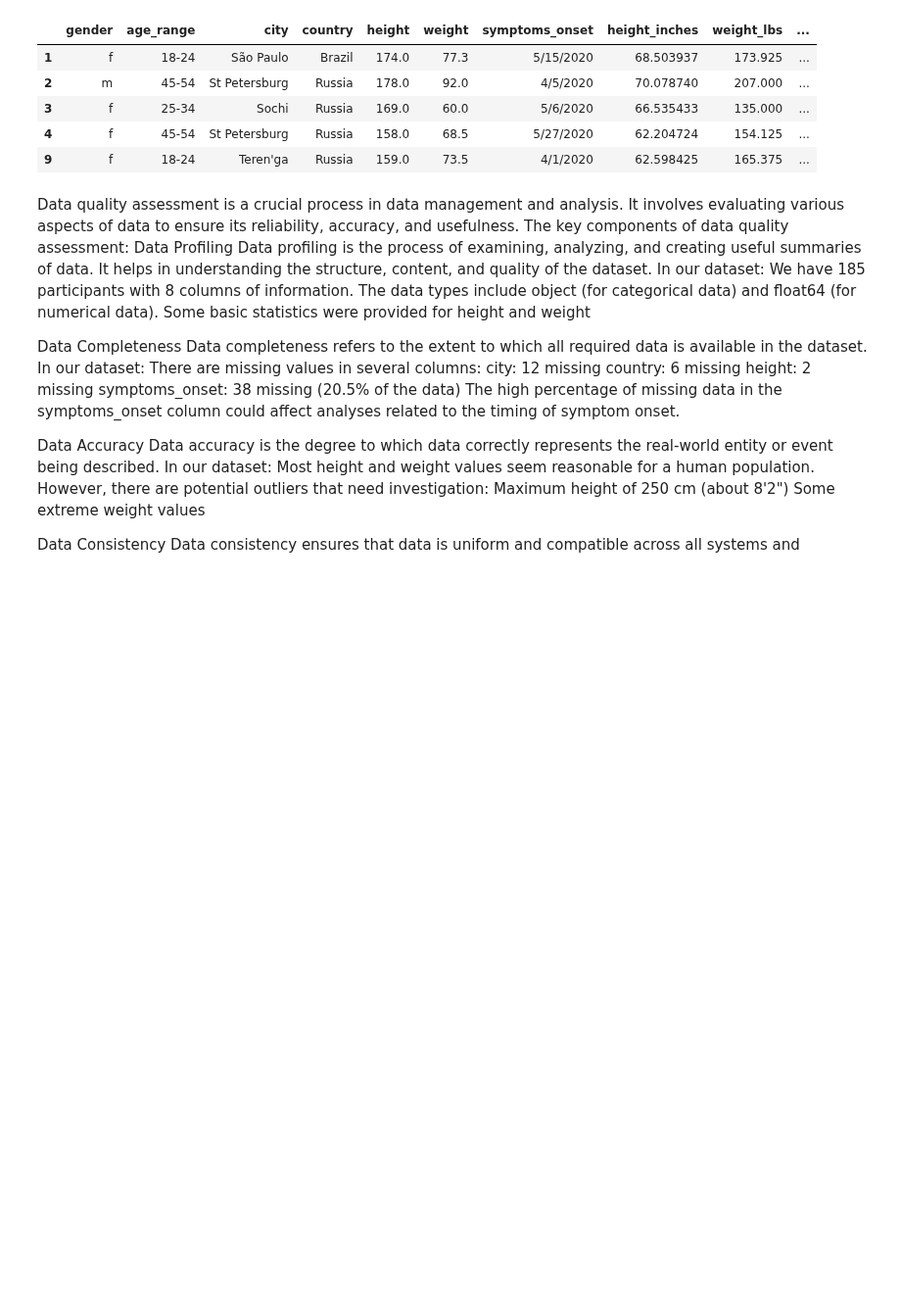
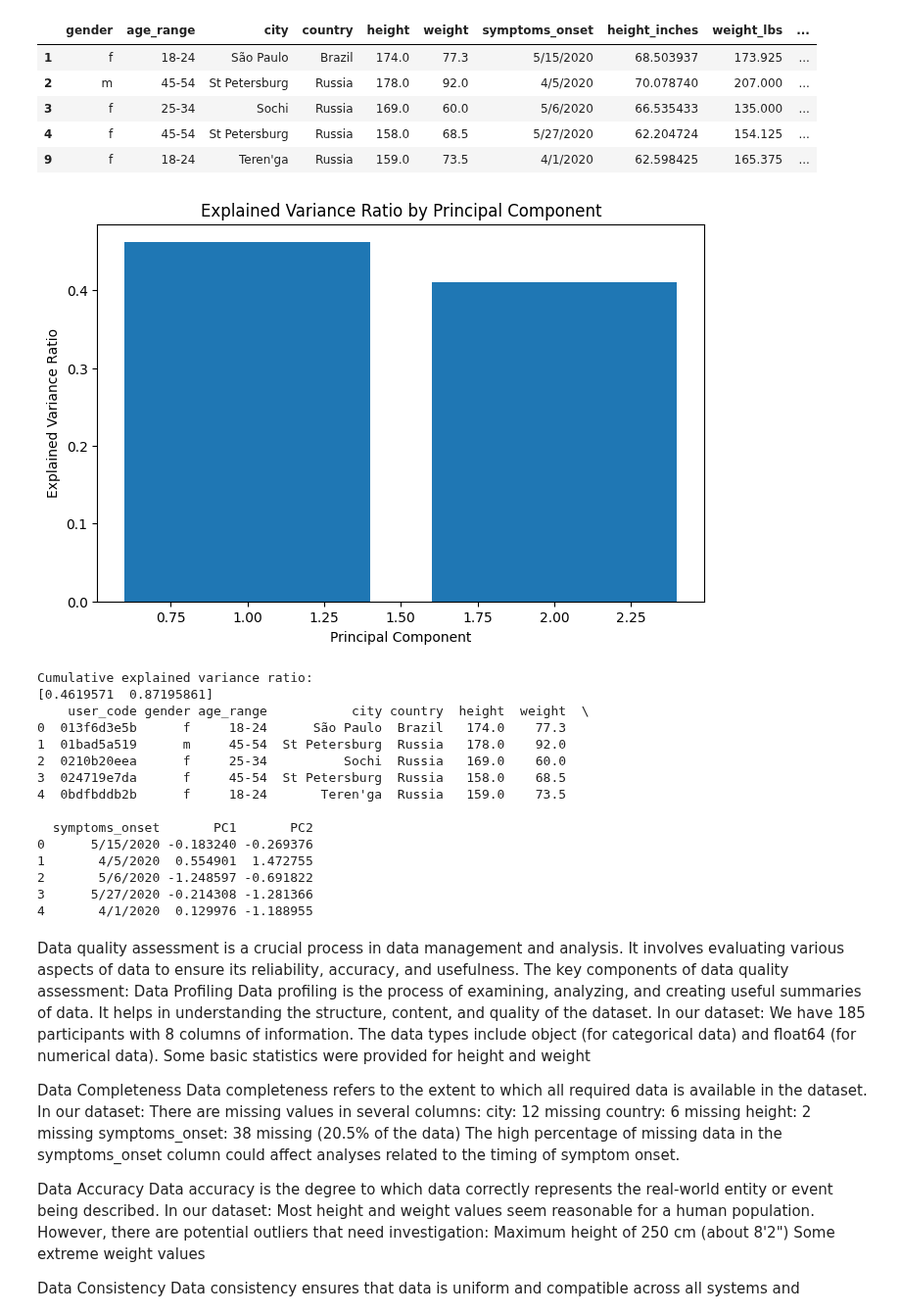
Before and after one commit to AIPI510/aipi510-fall24, a Jupyter notebook: ta4-eda-grok-and-bert.ipynb, the cells around one changed output. Shown at 98% size. Cells and saved outputs as stored; diff of their text form; code cells hidden in the pictures; blank space fills up the shorter version.

```diff
--- a/ta4-eda-grok-and-bert.ipynb
+++ b/ta4-eda-grok-and-bert.ipynb
@@ -146,6 +146,67 @@ df_cleaned.head()
 | 3 | f | 25-34 | Sochi | Russia | 169.0 | 60.0 | 5/6/2020 | 66.535433 | 135.000 | ... |
 | 4 | f | 45-54 | St Petersburg | Russia | 158.0 | 68.5 | 5/27/2020 | 62.204724 | 154.125 | ... |
 | 9 | f | 18-24 | Teren'ga | Russia | 159.0 | 73.5 | 4/1/2020 | 62.598425 | 165.375 | ... |
+# %%
+import pandas as pd
+from sklearn.preprocessing import StandardScaler
+from sklearn.decomposition import PCA
+import matplotlib.pyplot as plt
+from sklearn.preprocessing import LabelEncoder
+
+#Convert gender Column to a numerical one by using label encoder
+
+encoder = LabelEncoder()
+df_cleaned['gender'] = encoder.fit_transform(df_cleaned['gender'])
+
+
+# Select numerical columns and drop missing values
+numerical_columns = ['height', 'weight', 'BMI', 'gender']
+X = df_cleaned[numerical_columns].dropna()
+
+# Standardize the features
+scaler = StandardScaler()
+X_scaled = scaler.fit_transform(X)
+
+# Apply PCA
+pca = PCA(n_components=2)
+X_pca = pca.fit_transform(X_scaled)
+
+# Plot the explained variance ratio
+explained_variance_ratio = pca.explained_variance_ratio_
+plt.figure(figsize=(8, 5))
+plt.bar(range(1, len(explained_variance_ratio) + 1), explained_variance_ratio)
+plt.xlabel('Principal Component')
+plt.ylabel('Explained Variance Ratio')
+plt.title('Explained Variance Ratio by Principal Component')
+plt.show()
+
+# Print cumulative explained variance ratio
+print("Cumulative explained variance ratio:")
+print(np.cumsum(explained_variance_ratio))
+
+# Add PCA results to the DataFrame
+df_pca = pd.DataFrame(X_pca, columns=['PC1', 'PC2'])
+df_with_pca = pd.concat([df.reset_index(drop=True), df_pca], axis=1)
+
+# Display the first few rows of the new DataFrame with PCA components
+print(df_with_pca.head())
+# %% [output]
+[figure, added]
+Cumulative explained variance ratio:
+[0.4619571  0.87195861]
+    user_code gender age_range           city country  height  weight  \
+0  013f6d3e5b      f     18-24      São Paulo  Brazil   174.0    77.3
+1  01bad5a519      m     45-54  St Petersburg  Russia   178.0    92.0
+2  0210b20eea      f     25-34          Sochi  Russia   169.0    60.0
+3  024719e7da      f     45-54  St Petersburg  Russia   158.0    68.5
+4  0bdfbddb2b      f     18-24       Teren'ga  Russia   159.0    73.5
+
+  symptoms_onset       PC1       PC2
+0      5/15/2020 -0.183240 -0.269376
+1       4/5/2020  0.554901  1.472755
+2       5/6/2020 -1.248597 -0.691822
+3      5/27/2020 -0.214308 -1.281366
+4       4/1/2020  0.129976 -1.188955
 # %% [markdown]
 Data quality assessment is a crucial process in data management and analysis. It involves evaluating various aspects of data to ensure its reliability, accuracy, and usefulness. The key components of data quality assessment:
     Data Profiling
```
